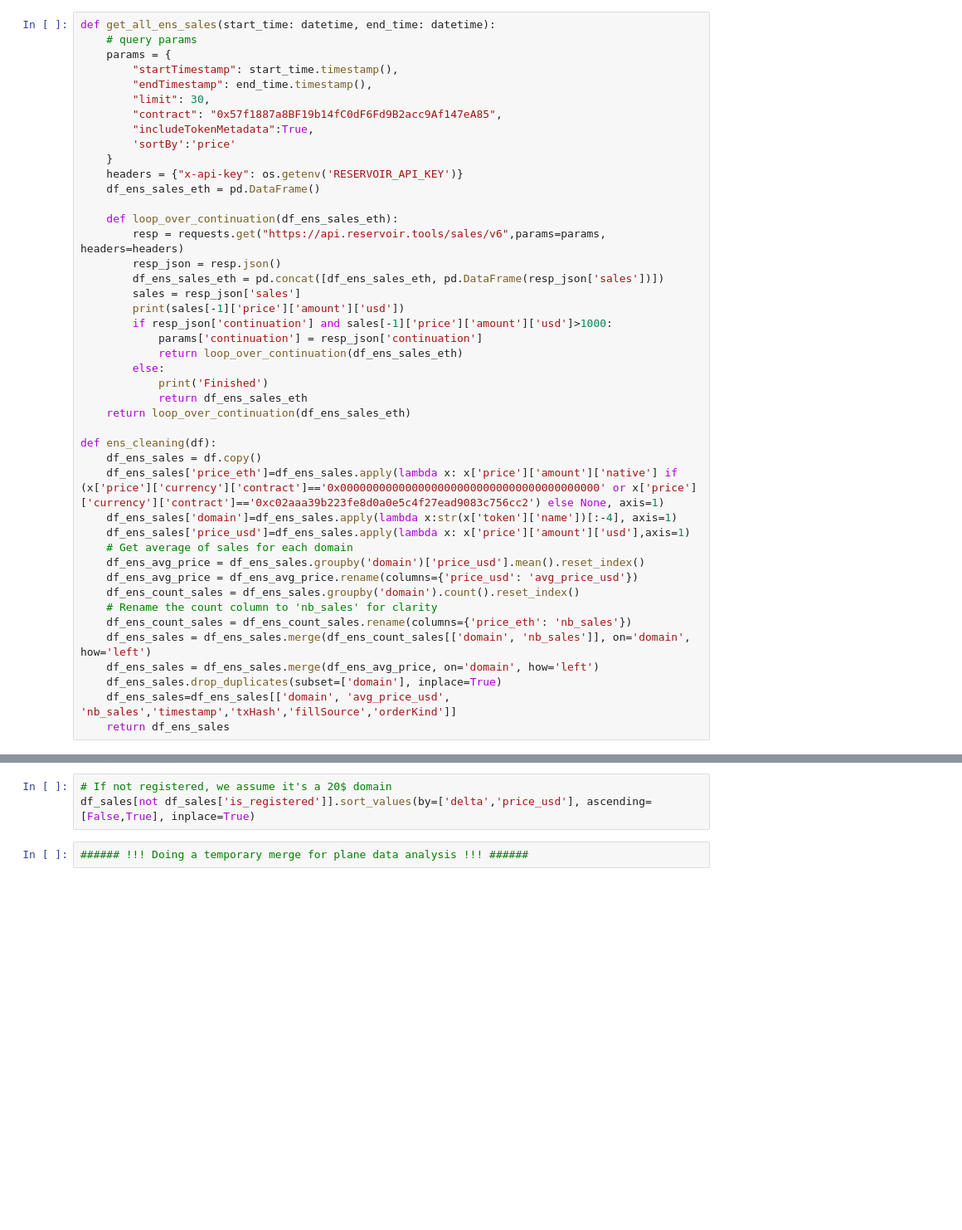
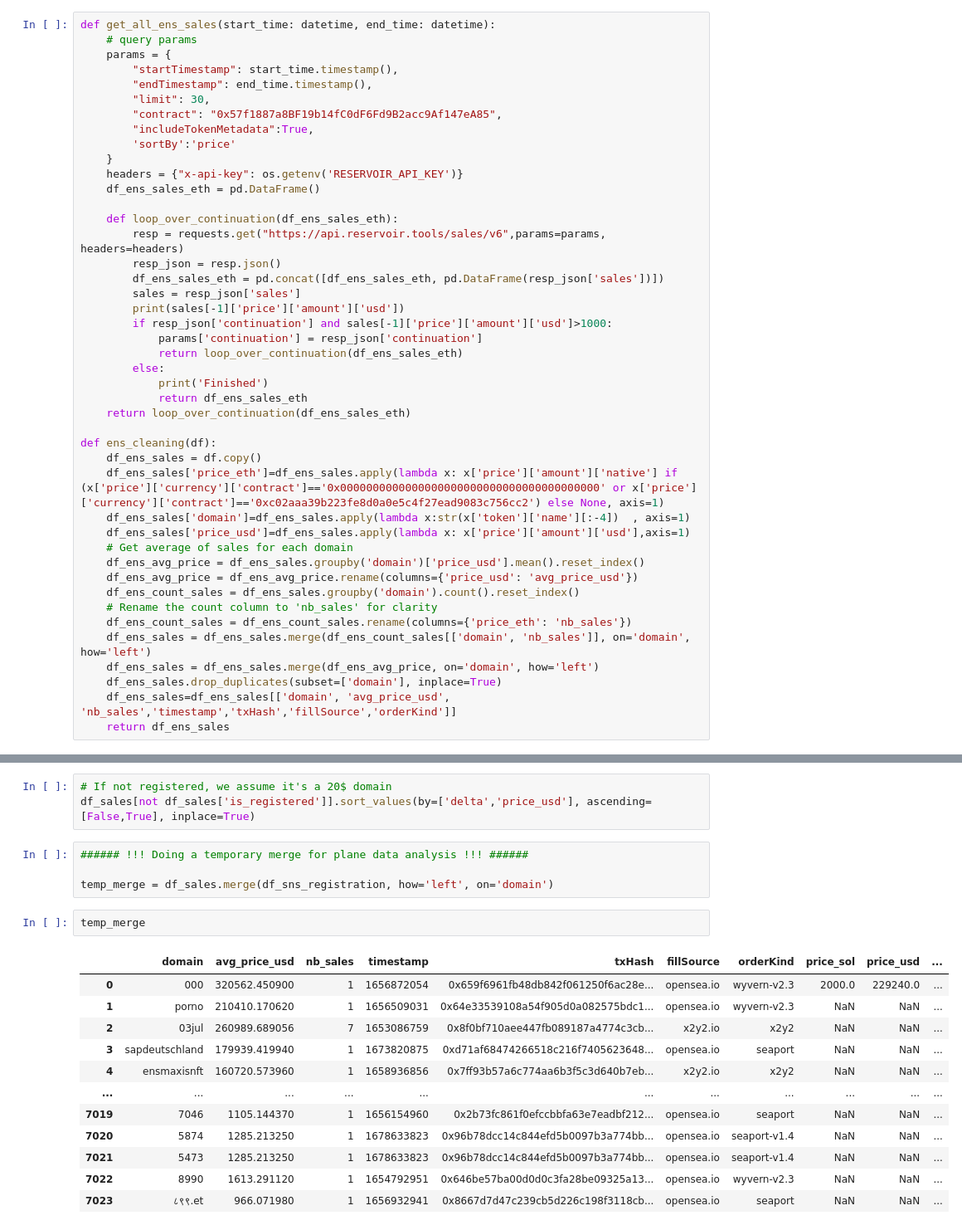
Before and after one commit to thismad/SolEthDomains, a Jupyter notebook: main.ipynb, the cells around one changed output, grey strips where cells are left out. Shown: that part at 83% size. Saved outputs shown, nothing was run; the diff lists cells and outputs as text; blank space fills up the shorter version.

```diff
--- a/main.ipynb
+++ b/main.ipynb
@@ -60,7 +60,7 @@ def get_all_ens_sales(start_time: datetime, end_time: datetime):
 def ens_cleaning(df):
     df_ens_sales = df.copy()
     df_ens_sales['price_eth']=df_ens_sales.apply(lambda x: x['price']['amount']['native'] if (x['price']['currency']['contract']=='0x0000000000000000000000000000000000000000' or x['price']['currency']['contract']=='0xc02aaa39b223fe8d0a0e5c4f27ead9083c756cc2') else None, axis=1)
-    df_ens_sales['domain']=df_ens_sales.apply(lambda x:str(x['token']['name'])[:-4], axis=1)
+    df_ens_sales['domain']=df_ens_sales.apply(lambda x:str(x['token']['name'][:-4])  , axis=1)
     df_ens_sales['price_usd']=df_ens_sales.apply(lambda x: x['price']['amount']['usd'],axis=1)
     # Get average of sales for each domain
     df_ens_avg_price = df_ens_sales.groupby('domain')['price_usd'].mean().reset_index()
@@ -527,3 +527,20 @@ df_sales[df_sales['is_registered']].sort_values(by=['delta','price_usd'], ascend
 df_sales[not df_sales['is_registered']].sort_values(by=['delta','price_usd'], ascending=[False,True], inplace=True)
 # %%
 ###### !!! Doing a temporary merge for plane data analysis !!! ######
+
+temp_merge = df_sales.merge(df_sns_registration, how='left', on='domain')
+# %%
+temp_merge
+# %% [output]
+|  | domain | avg_price_usd | nb_sales | timestamp | txHash | fillSource | orderKind | price_sol | price_usd | ... |
+| 0 | 000 | 320562.450900 | 1 | 1656872054 | 0x659f6961fb48db842f061250f6ac28e... | opensea.io | wyvern-v2.3 | 2000.0 | 229240.0 | ... |
+| 1 | porno | 210410.170620 | 1 | 1656509031 | 0x64e33539108a54f905d0a082575bdc1... | opensea.io | wyvern-v2.3 | NaN | NaN | ... |
+| 2 | 03jul | 260989.689056 | 7 | 1653086759 | 0x8f0bf710aee447fb089187a4774c3cb... | x2y2.io | x2y2 | NaN | NaN | ... |
+| 3 | sapdeutschland | 179939.419940 | 1 | 1673820875 | 0xd71af68474266518c216f7405623648... | opensea.io | seaport | NaN | NaN | ... |
+| 4 | ensmaxisnft | 160720.573960 | 1 | 1658936856 | 0x7ff93b57a6c774aa6b3f5c3d640b7eb... | x2y2.io | x2y2 | NaN | NaN | ... |
+| ... | ... | ... | ... | ... | ... | ... | ... | ... | ... | ... |
+| 7019 | 7046 | 1105.144370 | 1 | 1656154960 | 0x2b73fc861f0efccbbfa63e7eadbf212... | opensea.io | seaport | NaN | NaN | ... |
+| 7020 | 5874 | 1285.213250 | 1 | 1678633823 | 0x96b78dcc14c844efd5b0097b3a774bb... | opensea.io | seaport-v1.4 | NaN | NaN | ... |
+| 7021 | 5473 | 1285.213250 | 1 | 1678633823 | 0x96b78dcc14c844efd5b0097b3a774bb... | opensea.io | seaport-v1.4 | NaN | NaN | ... |
+| 7022 | 8990 | 1613.291120 | 1 | 1654792951 | 0x646be57ba00d0d0c3fa28be09325a13... | opensea.io | wyvern-v2.3 | NaN | NaN | ... |
+| 7023 | ८९९.et | 966.071980 | 1 | 1656932941 | 0x8667d7d47c239cb5d226c198f3118cb... | opensea.io | seaport | NaN | NaN | ... |
```
Also changed, not shown: parts of 3 cells of this notebook.
